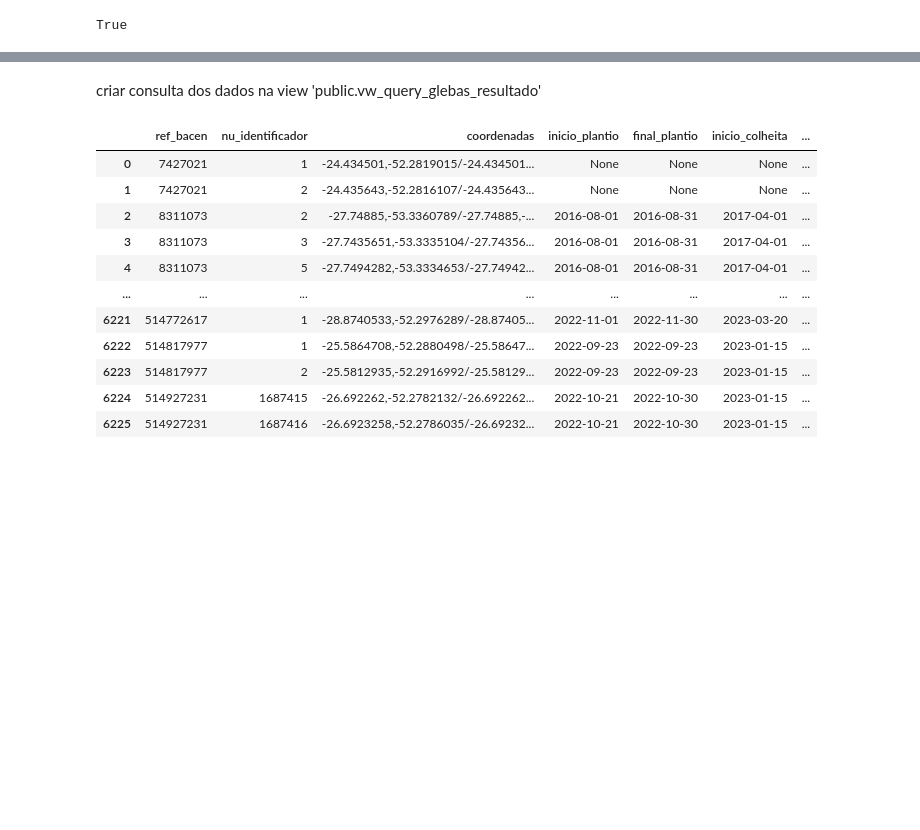
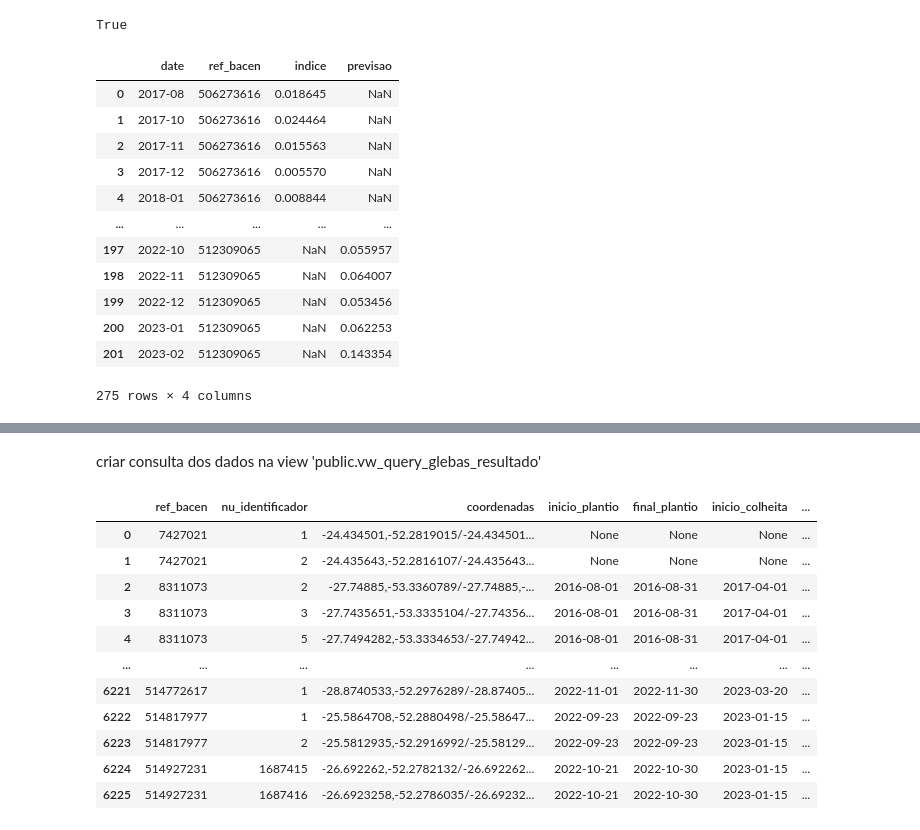
Before and after one commit to PhatomFatec/GeoForesight-back, a Jupyter notebook: notebooks/4.1-lg-Forecast.ipynb, the cells around one changed output, grey strips where cells are left out. Cells and saved outputs as stored; diff of their text form; code cells hidden in the pictures; blank space fills up the shorter version.

```diff
--- a/notebooks/4.1-lg-Forecast.ipynb
+++ b/notebooks/4.1-lg-Forecast.ipynb
@@ -14 +17,18 @@ df_previsoes = df_previsoes.loc[:, ~df_previsoes.columns.str.startswith('Unnamed
+# %%
+concatenado = pd.concat([df_previsoes, df_prev])
+concatenado
+# %% [output]
+|  | date | ref_bacen | indice | previsao |
+| 0 | 2017-08 | 506273616 | 0.018645 | NaN |
+| 1 | 2017-10 | 506273616 | 0.024464 | NaN |
+| 2 | 2017-11 | 506273616 | 0.015563 | NaN |
+| 3 | 2017-12 | 506273616 | 0.005570 | NaN |
+| 4 | 2018-01 | 506273616 | 0.008844 | NaN |
+| ... | ... | ... | ... | ... |
+| 197 | 2022-10 | 512309065 | NaN | 0.055957 |
+| 198 | 2022-11 | 512309065 | NaN | 0.064007 |
+| 199 | 2022-12 | 512309065 | NaN | 0.053456 |
+| 200 | 2023-01 | 512309065 | NaN | 0.062253 |
+| 201 | 2023-02 | 512309065 | NaN | 0.143354 |
+275 rows × 4 columns
 # %%
```
Also changed, not shown: parts of 2 cells of this notebook, 18 other files.
